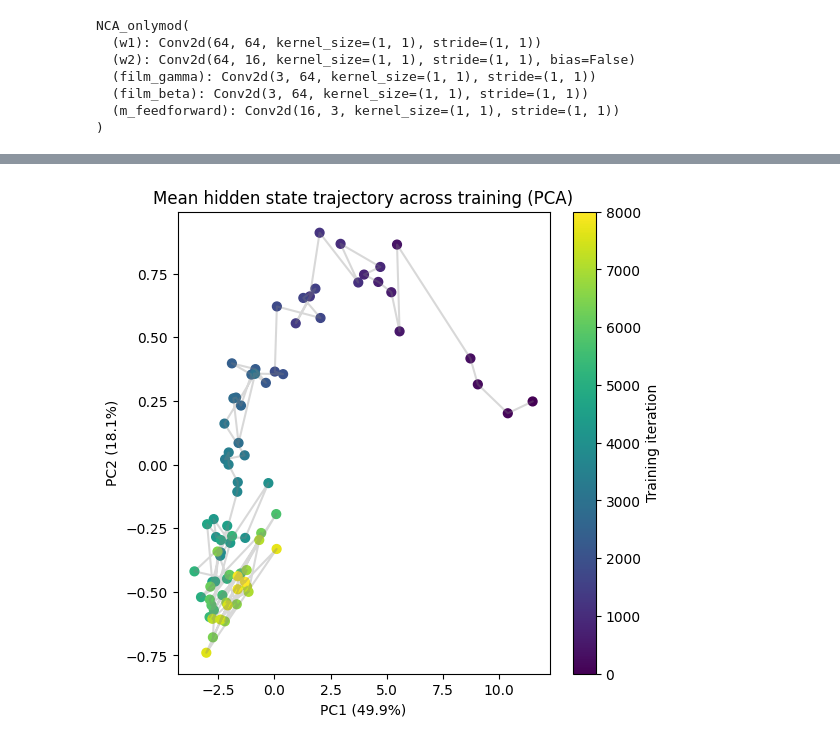
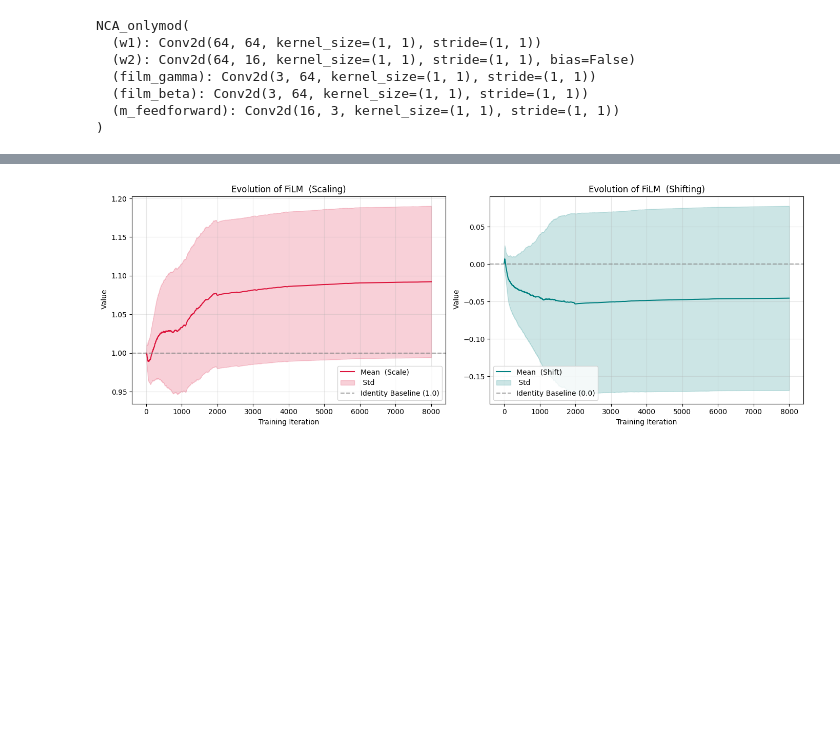
Before and after one commit to lshofsl/Thesis, a Jupyter notebook: NCA_mod.ipynb, the cells around one changed output, grey strips where cells are left out. Saved outputs shown, nothing was run; the diff lists cells and outputs as text; code cells hidden in the pictures; blank space fills up the shorter version.

```diff
--- a/NCA_mod.ipynb
+++ b/NCA_mod.ipynb
@@ -145,6 +145,16 @@ nca = nca.to(DEVICE)
 optim = torch.optim.AdamW(nca.parameters(), lr=1e-3)
 scheduler = torch.optim.lr_scheduler.StepLR(optim, step_size=2000, gamma=0.3)
 name = folder + "/" + type(nca).__name__
+# %%
+def create_circular_mask(HEIGHT, WIDTH, center_x, center_y, radius, device="cuda:0"):
+    height, width = HEIGHT, WIDTH
+    y_grid, x_grid = torch.meshgrid(
+        torch.arange(height, device=device),
+        torch.arange(width, device=device),
+        indexing='ij'
+    )
+    distance_squared = (x_grid - center_x) ** 2 + (y_grid - center_y) ** 2
+    return distance_squared <= (radius ** 2)
 # %%
 #@title Training { vertical-output: true}
 
@@ -443,26 +332,44 @@ plt.show()
-# %%
-pooled = np.concatenate(hidden_layers, axis=0)
-pca = PCA(n_components=2)
-pca.fit(pooled)
-
-means, stds = [], []
-for h_live in hidden_layers:
-    proj = pca.transform(h_live)
-    means.append(proj.mean(axis=0))
-    stds.append(proj.std(axis=0))
-means = np.array(means)
-stds = np.array(stds)
-
-plt.figure(figsize=(6, 6))
-sc = plt.scatter(means[:, 0], means[:, 1], c=hidden_layers_iters, cmap='viridis', s=40)
-plt.plot(means[:, 0], means[:, 1], alpha=0.3, color='gray')
-plt.colorbar(sc, label="Training iteration")
-plt.xlabel(f"PC1 ({pca.explained_variance_ratio_[0]*100:.1f}%)")
-plt.ylabel(f"PC2 ({pca.explained_variance_ratio_[1]*100:.1f}%)")
-plt.title("Mean hidden state trajectory across training (PCA)")
-plt.show()
-# %% [output]
-[figure, removed]
+# %%
+
+
+iterations = np.arange(len(gamma_mean))
+
+fig, axes = plt.subplots(1, 2, figsize=(14, 5))
+
+# Plot Gamma (Scaling factor)
+axes[0].plot(iterations, gamma_mean, color='crimson', label=r'Mean  (Scale)')
+axes[0].fill_between(
+    iterations,
+    np.array(gamma_mean) - np.array(gamma_std),
+    np.array(gamma_mean) + np.array(gamma_std),
+    color='crimson', alpha=0.2, label=r' Std'
+)
+axes[0].axhline(1.0, color='gray', linestyle='--', alpha=0.7, label='Identity Baseline (1.0)')
+axes[0].set_title(r'Evolution of FiLM  (Scaling)')
+axes[0].set_xlabel('Training Iteration')
+axes[0].set_ylabel(r' Value')
+axes[0].legend()
+axes[0].grid(True, alpha=0.3)
+
+# Plot Beta (Shift factor)
+axes[1].plot(iterations, beta_mean, color='teal', label=r'Mean  (Shift)')
+axes[1].fill_between(
+    iterations,
+    np.array(beta_mean) - np.array(beta_std),
+    np.array(beta_mean) + np.array(beta_std),
+    color='teal', alpha=0.2, label=r' Std'
+)
+axes[1].axhline(0.0, color='gray', linestyle='--', alpha=0.7, label='Identity Baseline (0.0)')
+axes[1].set_title(r'Evolution of FiLM  (Shifting)')
+axes[1].set_xlabel('Training Iteration')
+axes[1].set_ylabel(r' Value')
+axes[1].legend()
+axes[1].grid(True, alpha=0.3)
+
+plt.tight_layout()
+plt.show()
+# %% [output]
+[figure, added]
 # %%
 def apply_damage(x, damage_type='right_half', circle_radius=5):
     """
```
Also changed, not shown: parts of 11 cells of this notebook.
